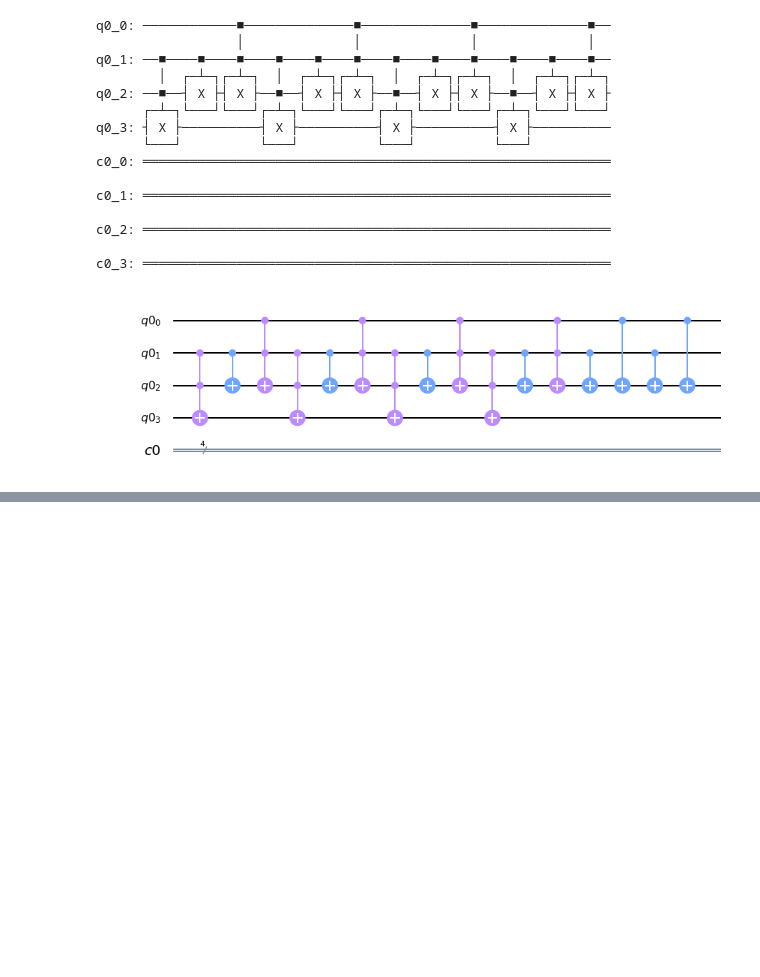
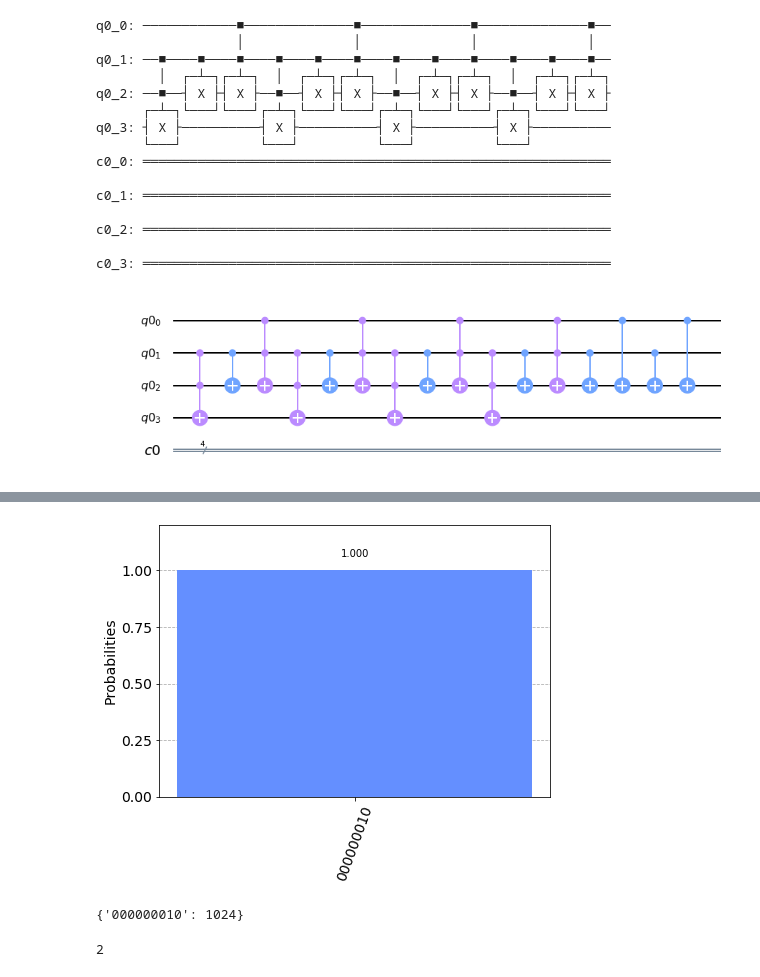
Before and after one commit to zgawish/Quantum_Image_Scrambling, a Jupyter notebook: hackathon_file.ipynb, the cells around one changed output, grey strips where cells are left out. Drawn from its saved outputs; the diff is of its cells as text; code cells hidden in the pictures; blank space fills up the shorter version.

```diff
--- a/hackathon_file.ipynb
+++ b/hackathon_file.ipynb
@@ -178,0 +224,19 @@ circuit.draw("mpl")
+# %%
+size = 3
+
+qa = QuantumRegister(size, "qa")
+qb = QuantumRegister(size, "qb")
+qc = QuantumRegister(size + 1, "qc")
+cr = ClassicalRegister(size * 3, "cr")
+
+circ = QuantumCircuit(qa, qb, qc, cr)
+
+circ.x(qa[0])
+circ.x(qa[1])
+
+circ.x(qb[0])
+circ.x(qb[1])
+
+make_adder2(circ, qa, qb, qc, size)
+circ.barrier()
+circ.draw()
@@ -178,0 +261,26 @@ circuit.draw("mpl")
+# %%
+for i in range(size - 1):
+    circ.measure(qb[i], cr[i])
+
+#circ.measure(qc[size], cr[i + 1])
+
+simulator = Aer.get_backend('qasm_simulator')
+result = execute(circ, backend = simulator, shots = 1024).result()
+counts = result.get_counts()
+from qiskit.tools.visualization import plot_histogram
+plot_histogram(counts)
+# %% [output]
+[figure, added]
+# %%
+result.get_counts()
+# %% [output]
+{'000000010': 1024}
+# %%
+a = list(result.get_counts().keys())
+total = 0
+for i in range(len(a[0]) - 1, -1, -1):
+    if a[0][i] == '1':
+        total += 2**(len(a[0]) - 1 - i)
+total
+# %% [output]
+2
```
Also changed, not shown: parts of 9 cells of this notebook, 1 other file.
